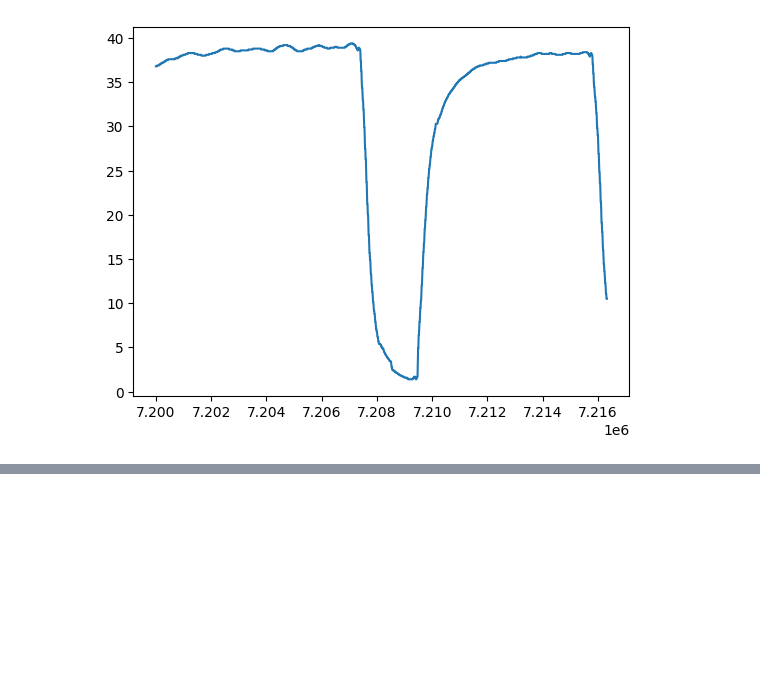
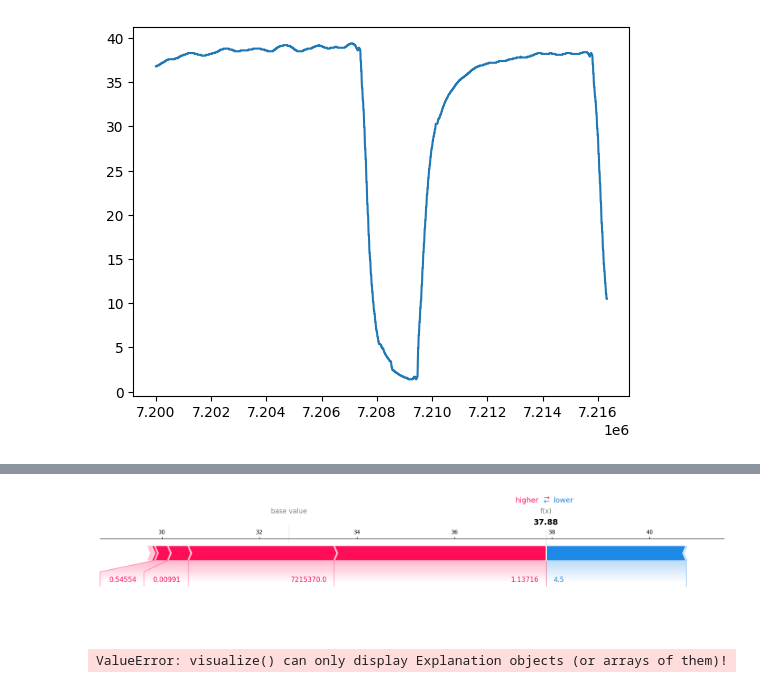
Before and after one commit to joaoavanzini/uni-queensland-vital-signs-dataset, a Jupyter notebook: shap.ipynb, the cells around one changed output, grey strips where cells are left out. Saved outputs shown, nothing was run; the diff lists cells and outputs as text; code cells hidden in the pictures; blank space fills up the shorter version.

```diff
--- a/shap.ipynb
+++ b/shap.ipynb
@@ -166,0 +169,8 @@ shap.dependence_plot("Feature 0", shap_values, X_test, interaction_index="Featur
+# %%
+shap.plots.force(explainer.expected_value[0], shap_values[0], X_test[0], matplotlib=True)
+# %% [output]
+[figure, added]
+# %%
+shap.plots.force(explainer.expected_value[0], shap_values[0][0], X_test[0][0], matplotlib=True)
+# %% [output]
+ValueError: visualize() can only display Explanation objects (or arrays of them)!
```
Also changed, not shown: parts of 11 cells of this notebook.
